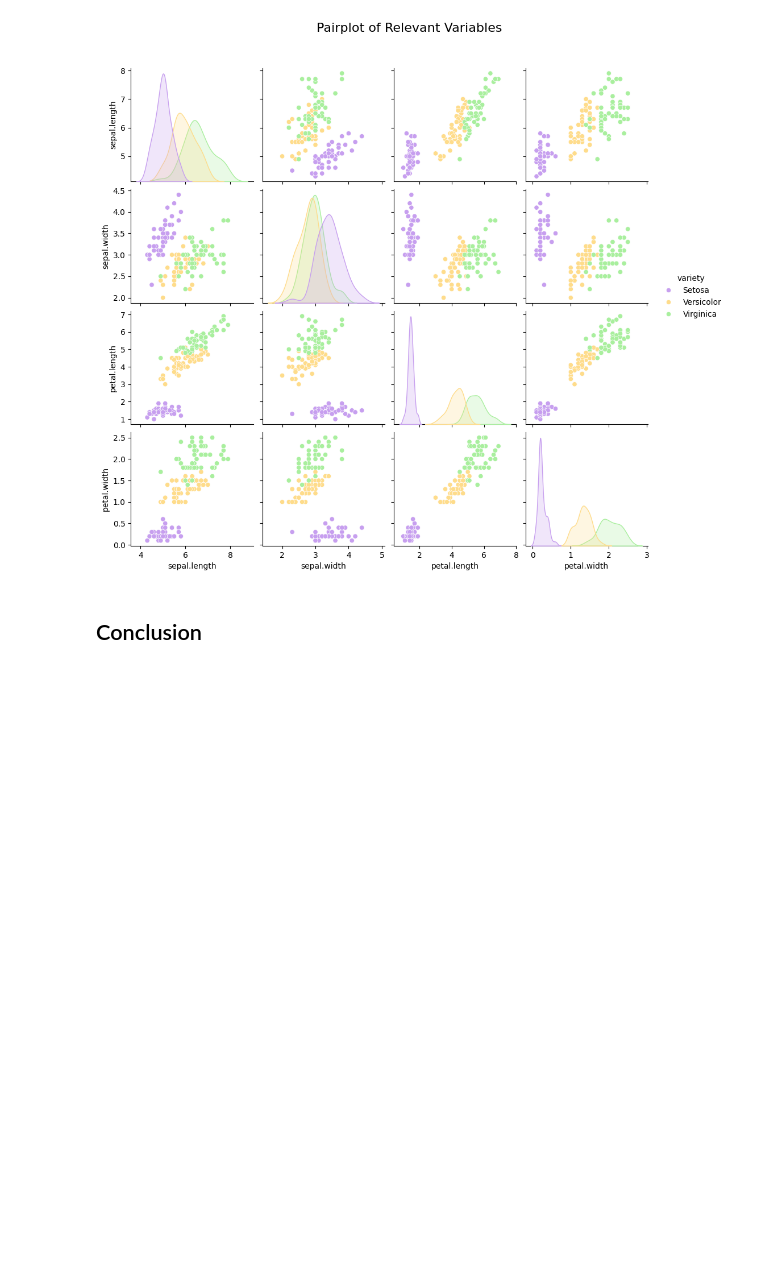
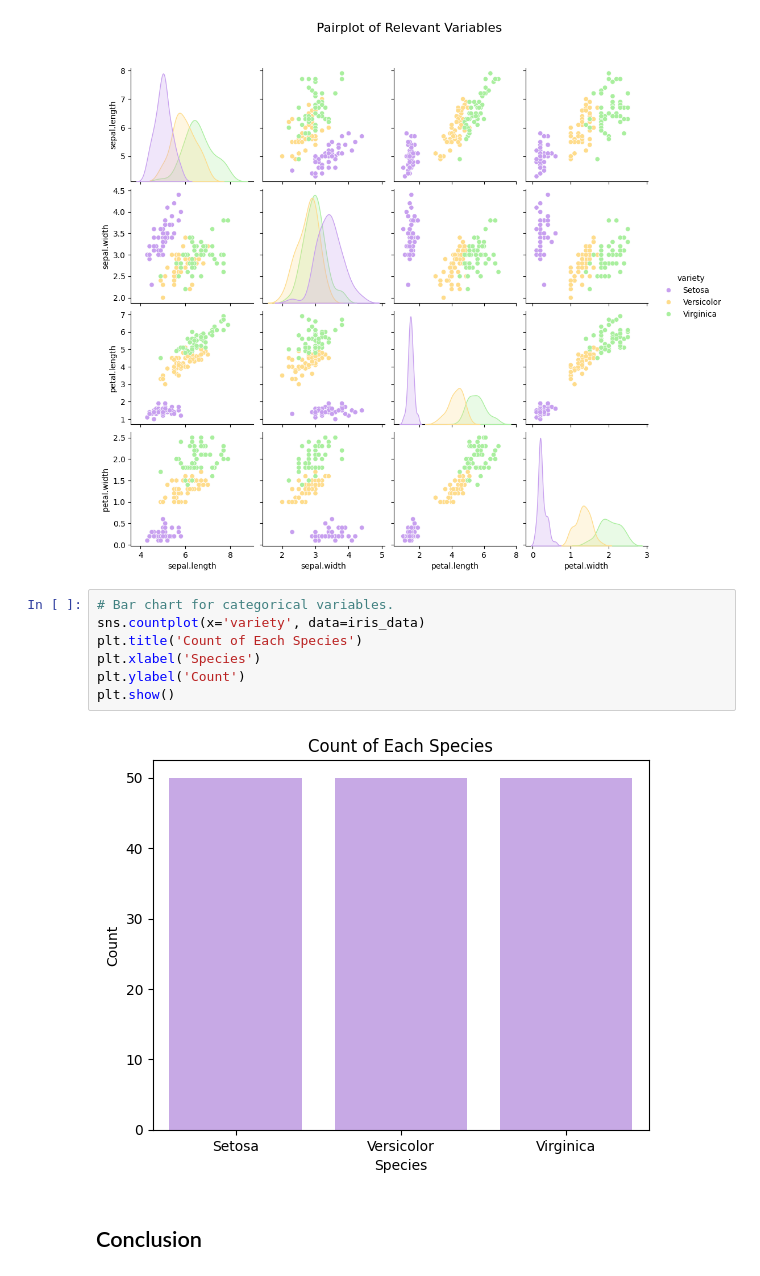
Before and after one commit to claretubs/fundamentals-data-analysis-project, a Jupyter notebook: project.ipynb, the cells around one changed output. Drawn from its saved outputs; the diff is of its cells as text; blank space fills up the shorter version.

Commit message:
Bar Chart

```diff
--- a/project.ipynb
+++ b/project.ipynb
@@ -434,6 +434,15 @@ plt.show()
 # %% [output]
 <Figure size 1000x800 with 0 Axes>
 [figure]
+# %%
+# Bar chart for categorical variables.
+sns.countplot(x='variety', data=iris_data)
+plt.title('Count of Each Species')
+plt.xlabel('Species')
+plt.ylabel('Count')
+plt.show()
+# %% [output]
+[figure, added]
 # %% [markdown]
 ## Conclusion
 # %% [markdown]
```
